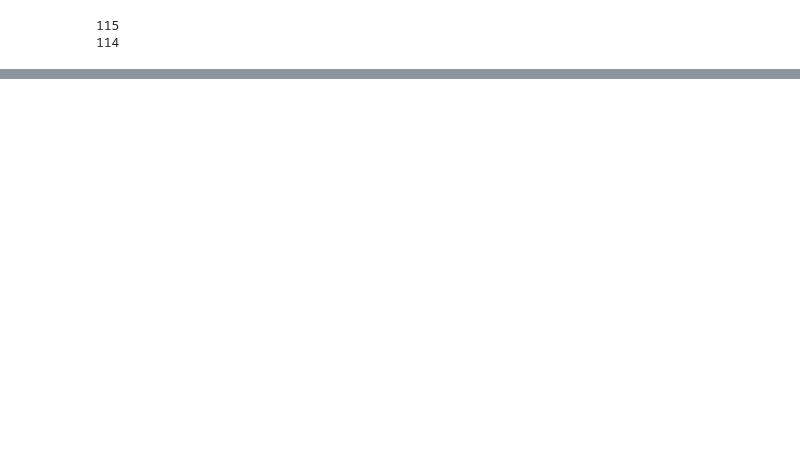
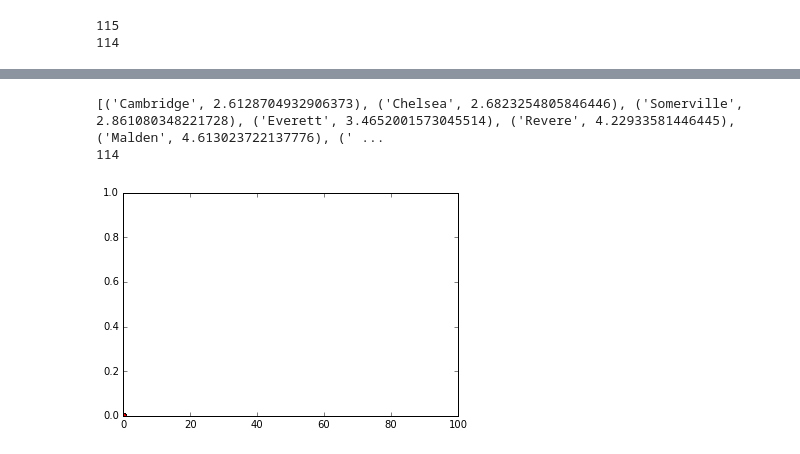
Before and after one commit to jakeszler/ES96, a Jupyter notebook: ES96.ipynb, the cells around one changed output, grey strips where cells are left out. Cells and saved outputs as stored; diff of their text form; code cells hidden in the pictures; blank space fills up the shorter version.

Commit message:
working on graph

```diff
--- a/ES96.ipynb
+++ b/ES96.ipynb
@@ -898,0 +888,67 @@ print(len(arrayofcities))
+# %%
+from operator import itemgetter
+
+new_cities_dict_sorted = {}
+
+boston_dict = new_cities_dict['Boston']
+
+
+for cities in new_cities_dict:
+    newkey = cities
+    dist = vincenty(boston_dict, new_cities_dict[cities]).miles
+    new_cities_dict_sorted[newkey] = dist
+
+sorted_boston_list = sorted(new_cities_dict_sorted.items(), key=itemgetter(1))
+count = 0
+for cities in sorted_boston_list:
+    if cities[0] in new_sorted_cities_dict:
+        count+= 0
+    else:
+        index = sorted_boston_list.index(cities)
+        count += 1
+        #print(index)
+        del sorted_boston_list[index]
+        #print('len',len(sorted_boston_list))
+
+print(sorted_boston_list)
+#print((new_sorted_cities_dict))
+#print((sorted_boston_list))
+i = 0
+# for city in sorted_boston_list:
+#     #print(city)
+#     if(city[0] in new_sorted_cities_dict):
+#         i = i+1
+#     else:
+#         del sorted_boston_list[(sorted_boston_list.index(city))]
+#print((sorted_boston_list))
+
+yprob = []
+x = []
+for city in sorted_boston_list:
+    if(city[0] in new_sorted_cities_dict):
+        yprob.append(new_sorted_cities_dict[city[0]])
+
+#print((new_cities_dict_sorted))
+
+print(len(new_sorted_cities_dict))
+# %% [output]
+[('Cambridge', 2.6128704932906373), ('Chelsea', 2.6823254805846446), ('Somerville', 2.861080348221728), ('Everett', 3.4652001573045514), ('Revere', 4.22933581446445), ('Malden', 4.613023722137776), (' ...
+114
+# %%
+%matplotlib inline
+import matplotlib.pyplot as plt
+
+x = np.zeros(len(new_sorted_cities_dict))
+y = np.zeros(len(new_sorted_cities_dict))
+for city in new_sorted_cities_dict:
+    i = i
+    #print(city)
+    #print(sorted_boston_dict[city])
+# lookup in this: new_sorted_cities_dict
+
+
+plt.plot(x,y, 'ro')
+plt.axis([0, 100, 0, 1])
+plt.show()
+# %% [output]
+[figure, added]
```
Also changed, not shown: parts of 14 cells of this notebook.
